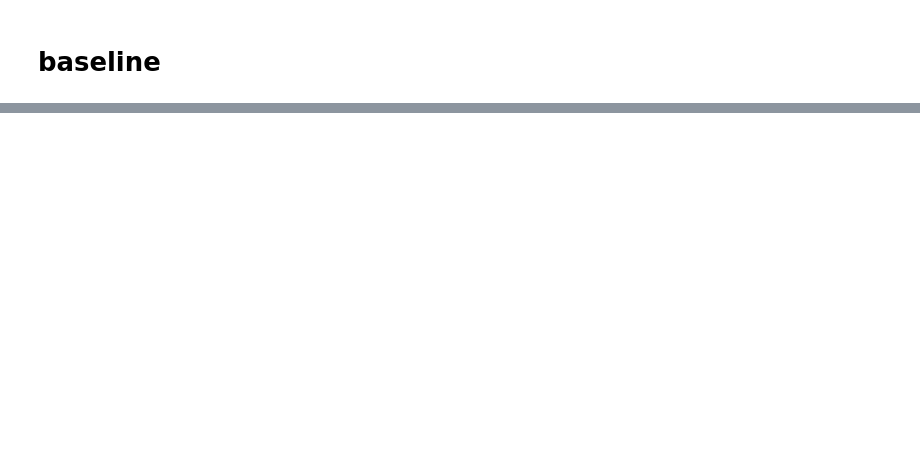
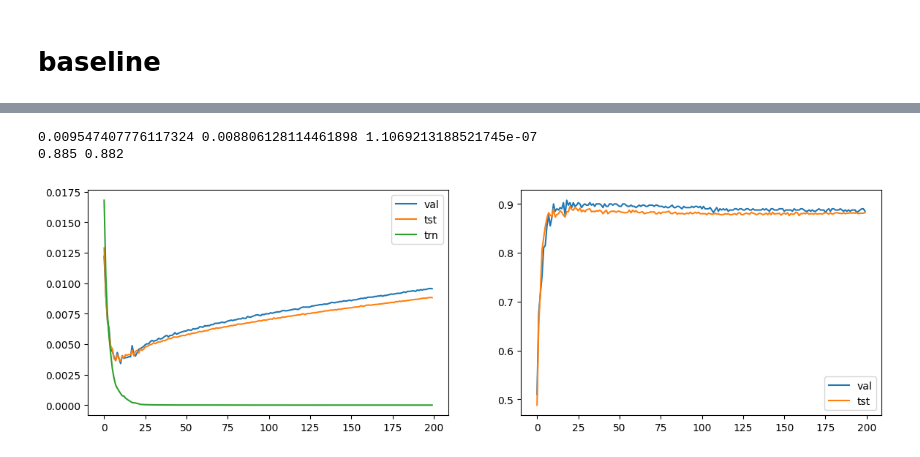
Before and after one commit to cljosegfer/hinton2015distilling, a Jupyter notebook: notebooks/reproducao_cnn.ipynb, the cells around one changed output, grey strips where cells are left out. Drawn from its saved outputs; the diff is of its cells as text; code cells hidden in the pictures; blank space fills up the shorter version.

```diff
--- a/notebooks/reproducao_cnn.ipynb
+++ b/notebooks/reproducao_cnn.ipynb
@@ -271,0 +25,7 @@ baseline(depth = 7, loaders = [trn_loader, val_loader, tst_loader], lr = 1e-2, d
+# %%
+runner = BaselineRunner(device = device, depth = 1)
+runner.run()
+# %% [output]
+0.009547407776117324 0.008806128114461898 1.1069213188521745e-07
+0.885 0.882
+[figure, added]
```
Also changed, not shown: parts of 34 cells of this notebook, 32 other files.
